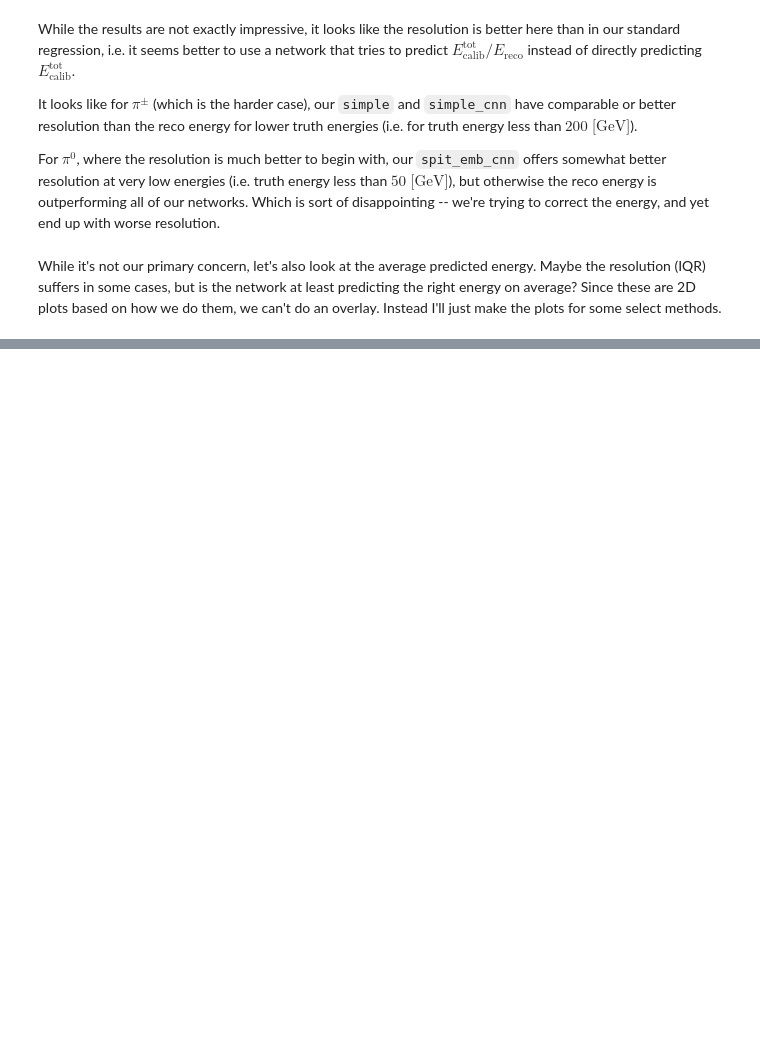
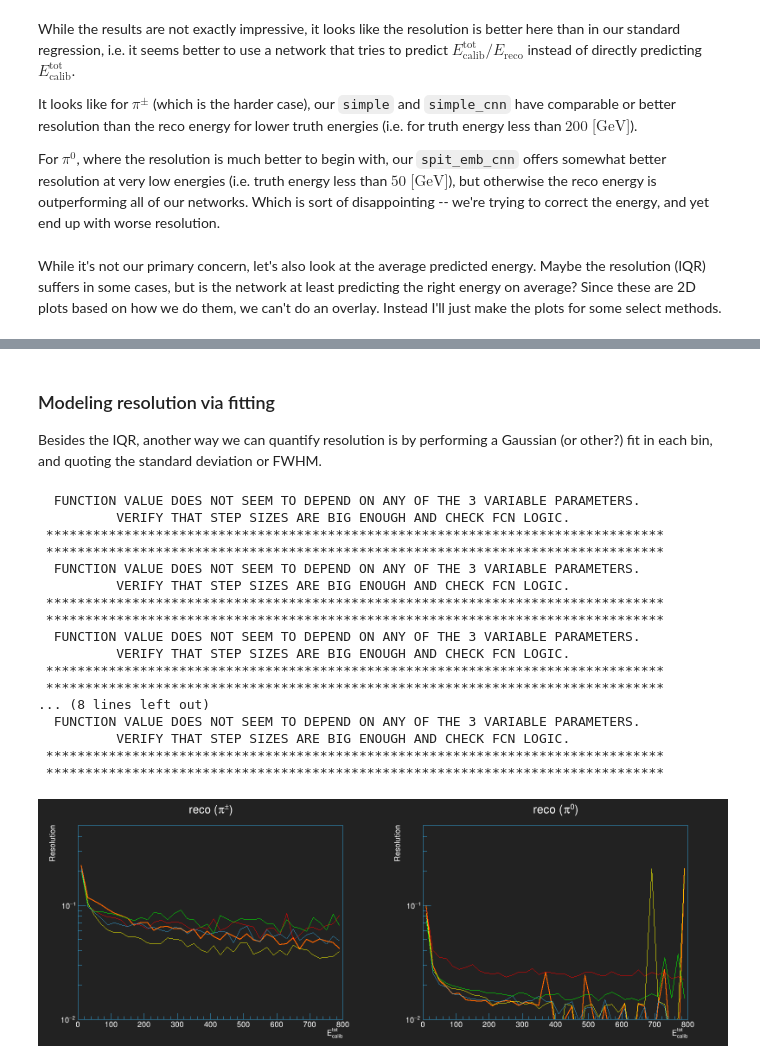
Before and after one commit to atlas-calo-ml/caloml-atlas, a Jupyter notebook: regression2/IQRComparison.ipynb, the cells around one changed output, grey strips where cells are left out. Saved outputs shown, nothing was run; the diff lists cells and outputs as text; code cells hidden in the pictures; blank space fills up the shorter version.

```diff
--- a/regression2/IQRComparison.ipynb
+++ b/regression2/IQRComparison.ipynb
@@ -206,0 +211,4 @@ for model in ['reco','simple','simple_cnn','split_emb_cnn']:
+# %% [markdown]
+### Modeling resolution via fitting
+
+Besides the IQR, another way we can quantify resolution is by performing a Gaussian (or other?) fit in each bin, and quoting the standard deviation or FWHM.
@@ -206,0 +283,53 @@ for model in ['reco','simple','simple_cnn','split_emb_cnn']:
+# %%
+c = rt.TCanvas(qu.RN(),'',1600,600)
+leg = rt.TLegend(0.7,0.7,0.9,0.9)
+leg.SetTextColor()
+c.Divide(2,1)
+for i,model in enumerate(plot_keys):
+    for j,key in enumerate(pname.keys()):
+
+        if(model == 'reco'):
+            h = GaussianResolution(
+                e1 = results[models[0]][key]['reco'], e2 = results[models[0]][key]['truth'],
+                nbins = [40,35], x_range=(0.,800.),
+                title = '{} ({})'.format(model,pname[key]),
+                x_label = 'E_{calib}^{tot}', y_label = 'Resolution',
+                draw_option = ''
+            )
+            h.SetLineWidth(2)
+        else:
+            h = GaussianResolution(
+                e1 = results[model][key]['output'] * results[model][key]['reco'], e2 = results[model][key]['truth'],
+                nbins = [100,35],
+                title = '{} ({})'.format(model,pname[key]),
+                x_label = 'E_{calib}^{tot}', y_label = 'Resolution',
+                draw_option = ''
+            )
+        h.SetLineColor(colors[i])
+        c.cd(j+1)
+        h.Draw('HIST SAME L')
+        rt.gPad.SetLogy()
+        h.SetMinimum(1.0e-2)
+        h.SetMaximum(5.0e-1)
+        hists.append(h)
+canvases.append(c)
+c.Draw()
+# %% [output]
+  FUNCTION VALUE DOES NOT SEEM TO DEPEND ON ANY OF THE 3 VARIABLE PARAMETERS.
+          VERIFY THAT STEP SIZES ARE BIG ENOUGH AND CHECK FCN LOGIC.
+ *******************************************************************************
+ *******************************************************************************
+  FUNCTION VALUE DOES NOT SEEM TO DEPEND ON ANY OF THE 3 VARIABLE PARAMETERS.
+          VERIFY THAT STEP SIZES ARE BIG ENOUGH AND CHECK FCN LOGIC.
+ *******************************************************************************
+ *******************************************************************************
+  FUNCTION VALUE DOES NOT SEEM TO DEPEND ON ANY OF THE 3 VARIABLE PARAMETERS.
+          VERIFY THAT STEP SIZES ARE BIG ENOUGH AND CHECK FCN LOGIC.
+ *******************************************************************************
+ *******************************************************************************
+... (8 lines left out)
+  FUNCTION VALUE DOES NOT SEEM TO DEPEND ON ANY OF THE 3 VARIABLE PARAMETERS.
+          VERIFY THAT STEP SIZES ARE BIG ENOUGH AND CHECK FCN LOGIC.
+ *******************************************************************************
+ *******************************************************************************
+[figure, added]
```
Also changed, not shown: parts of 5 cells of this notebook, 4 other files.
